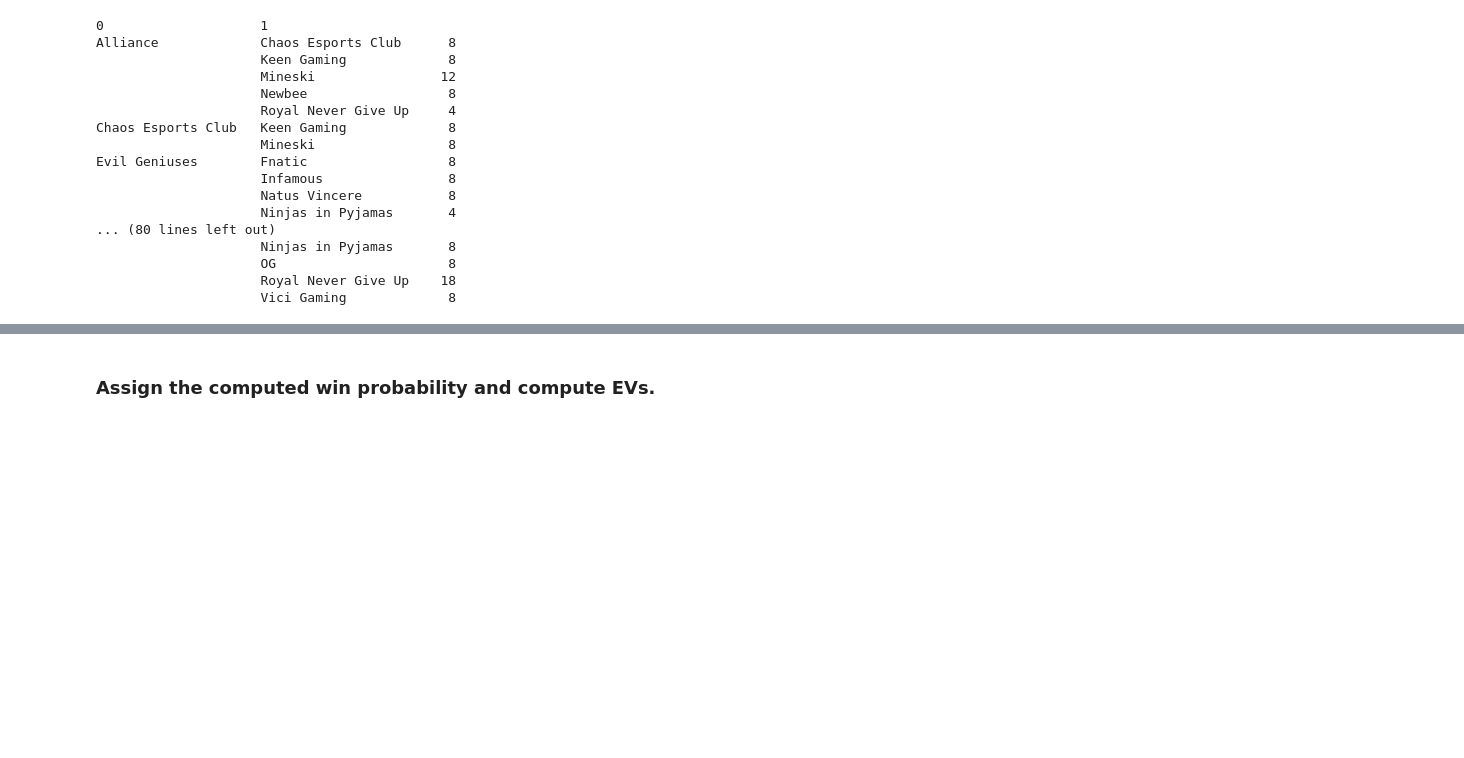
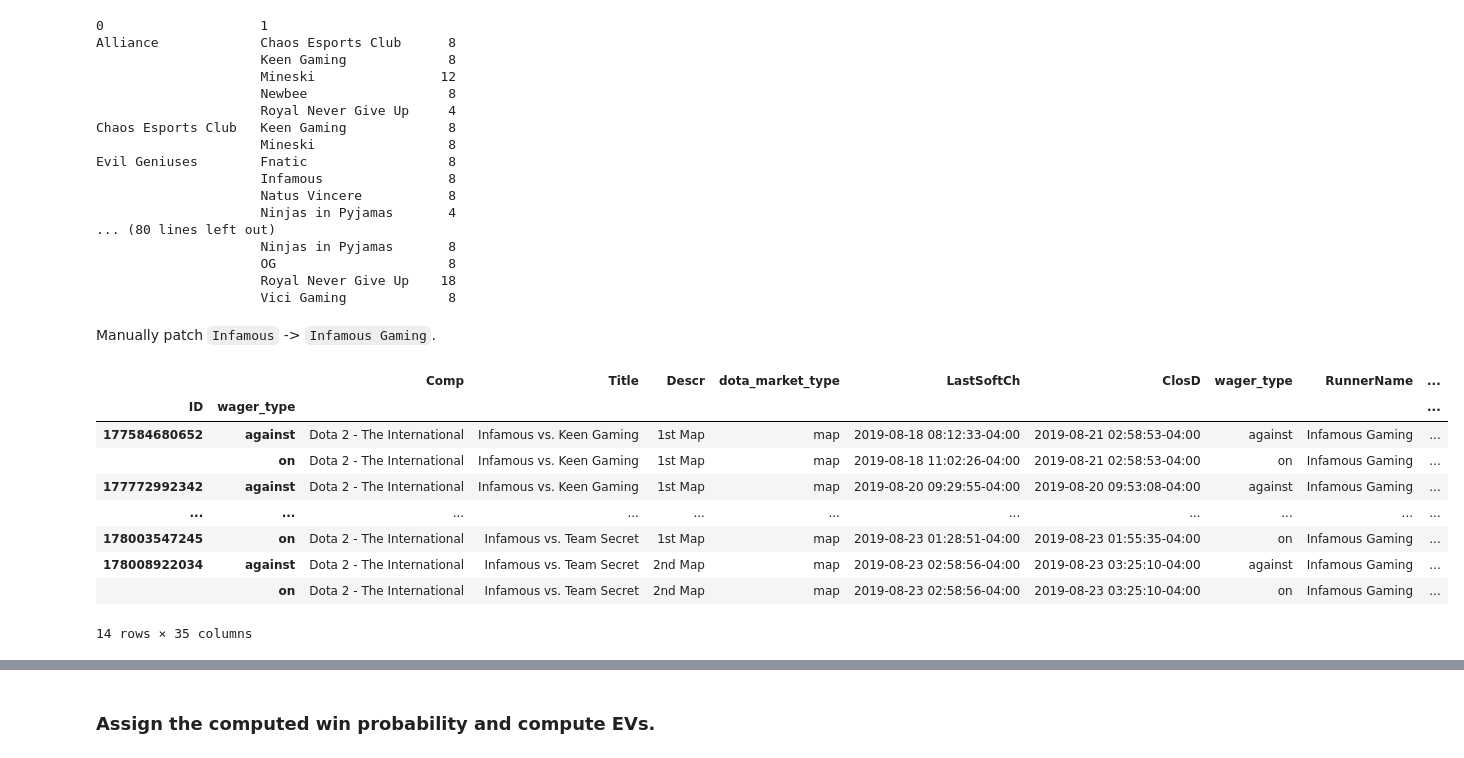
Before and after one commit to yl3/dota2, a Jupyter notebook: notebooks/15-test_fairlay_to_predictions.20190823.ipynb, the cells around one changed output, grey strips where cells are left out. Drawn from its saved outputs; the diff is of its cells as text; code cells hidden in the pictures; blank space fills up the shorter version.

```diff
--- a/notebooks/15-test_fairlay_to_predictions.20190823.ipynb
+++ b/notebooks/15-test_fairlay_to_predictions.20190823.ipynb
@@ -195,3 +195,20 @@ Evil Geniuses        Fnatic                  8
                      OG                      8
                      Royal Never Give Up    18
                      Vici Gaming             8
+# %% [markdown]
+Manually patch `Infamous` -> `Infamous Gaming`.
+# %%
+fl_f['RunnerName'] = fl_f['RunnerName'].str.replace('Infamous',
+                                                    'Infamous Gaming')
+fl_f.loc[fl_f.RunnerName.str.contains("Infamous")]
+# %% [output]
+|  |  | Comp | Title | Descr | dota_market_type | LastSoftCh | ClosD | wager_type | RunnerName | ... |
+| ID | wager_type |  |  |  |  |  |  |  |  | ... |
+| 177584680652 | against | Dota 2 - The International | Infamous vs. Keen Gaming | 1st Map | map | 2019-08-18 08:12:33-04:00 | 2019-08-21 02:58:53-04:00 | against | Infamous Gaming | ... |
+|  | on | Dota 2 - The International | Infamous vs. Keen Gaming | 1st Map | map | 2019-08-18 11:02:26-04:00 | 2019-08-21 02:58:53-04:00 | on | Infamous Gaming | ... |
+| 177772992342 | against | Dota 2 - The International | Infamous vs. Keen Gaming | 1st Map | map | 2019-08-20 09:29:55-04:00 | 2019-08-20 09:53:08-04:00 | against | Infamous Gaming | ... |
+| ... | ... | ... | ... | ... | ... | ... | ... | ... | ... | ... |
+| 178003547245 | on | Dota 2 - The International | Infamous vs. Team Secret | 1st Map | map | 2019-08-23 01:28:51-04:00 | 2019-08-23 01:55:35-04:00 | on | Infamous Gaming | ... |
+| 178008922034 | against | Dota 2 - The International | Infamous vs. Team Secret | 2nd Map | map | 2019-08-23 02:58:56-04:00 | 2019-08-23 03:25:10-04:00 | against | Infamous Gaming | ... |
+|  | on | Dota 2 - The International | Infamous vs. Team Secret | 2nd Map | map | 2019-08-23 02:58:56-04:00 | 2019-08-23 03:25:10-04:00 | on | Infamous Gaming | ... |
+14 rows × 35 columns
```
Also changed, not shown: parts of 2 cells of this notebook, 1 other file.
